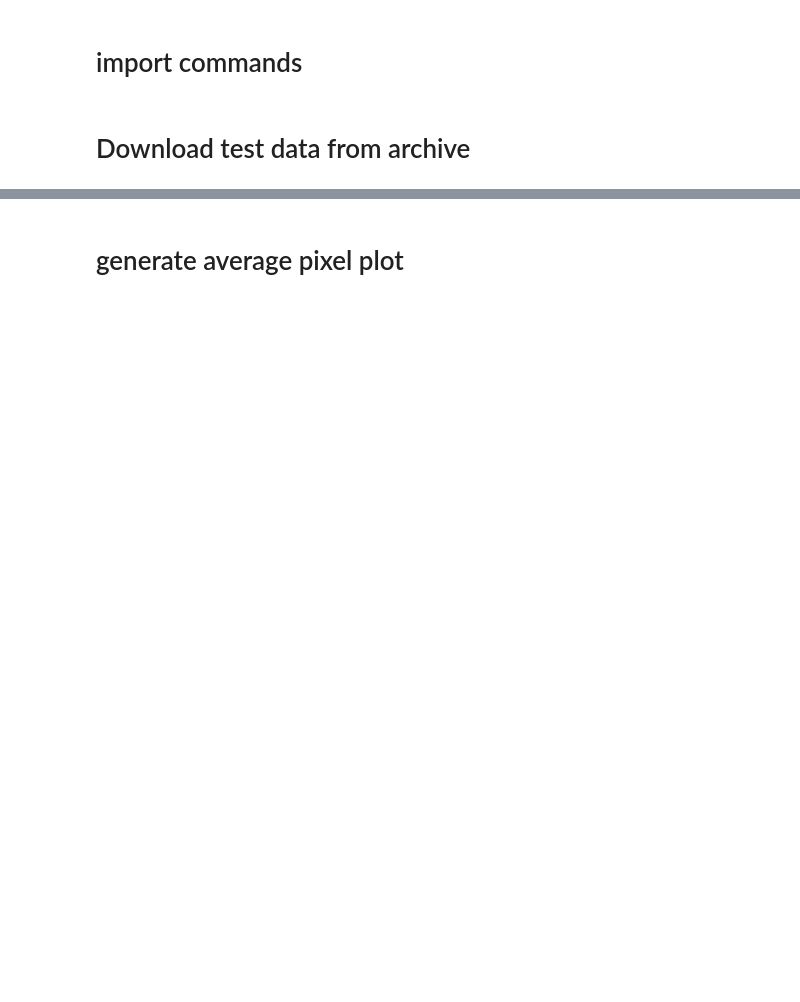
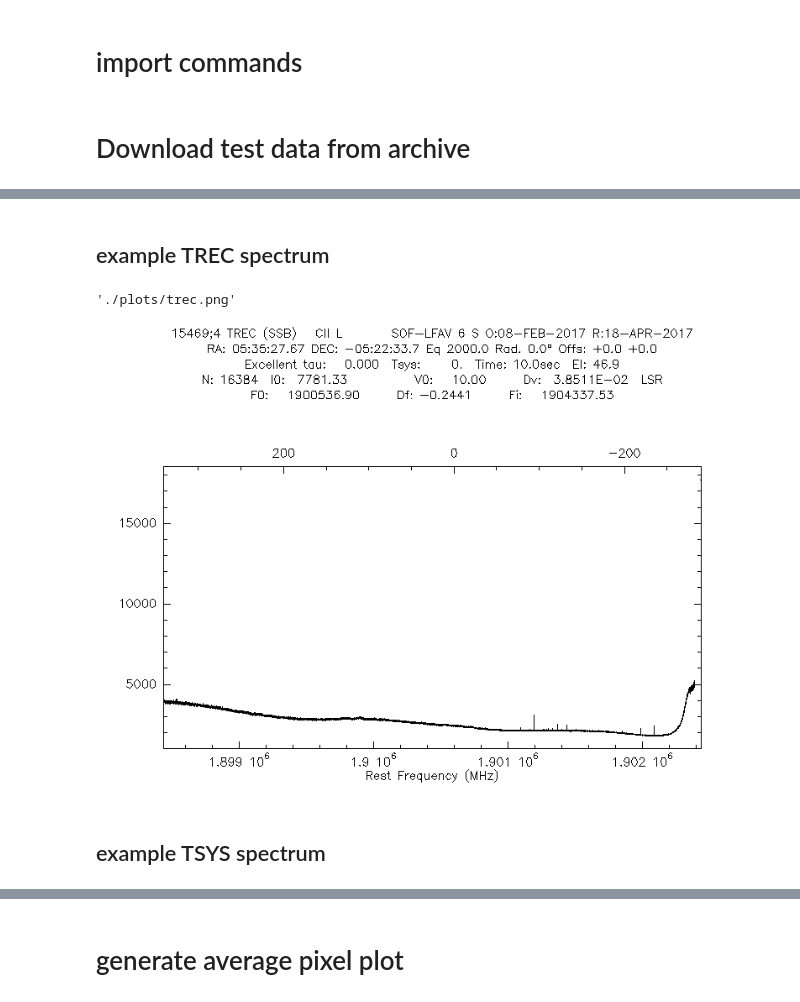
Before and after one commit to KOSMAsubmm/GREAT_data_reduction_notebook, a Jupyter notebook: GREAT_data_reduction_notebook.ipynb, the cells around one changed output, grey strips where cells are left out. Saved outputs shown, nothing was run; the diff lists cells and outputs as text; code cells hidden in the pictures; blank space fills up the shorter version.

```diff
--- a/GREAT_data_reduction_notebook.ipynb
+++ b/GREAT_data_reduction_notebook.ipynb
@@ -35,6 +33,7 @@ HTML('''
 # %%
 ## import
 from astropy.io import fits
+
 import numpy as np
 import glob
 import datetime
@@ -43,7 +42,11 @@ import logging
 import os,re
 import time
 import subprocess
+import cygrid
+import matplotlib.pyplot as plt
 from matplotlib.lines import lineStyles
+from astropy.io import fits
+from astropy import units as u
 import jinja2
 import requests
 
@@ -55,6 +58,7 @@ from astropy.io import fits
 from astropy import constants as const
 from astropy import units as u
 
+plt.rcParams['figure.figsize'] = (15.0, 7.0)
 
 def PrintMessage(message):
     html='''
@@ -173,8 +177,8 @@ class RunClassScript():
         if display_images:
             for image in self.images:
                 if os.path.exists(image):
-                    display(image, Image(image),width=300,height=300)
-
+                    #display(image, Image(image),width=300,height=300)
+                    display(image, Image(image))
 def GenerateGIFAnimation(images,gif_filename):
     convert_cmd = "convert -delay 50"\
                   " -loop 0 "\
@@ -185,8 +189,7 @@ def GenerateGIFAnimation(images,gif_filename):
 
     from IPython.display import HTML
 
-
-def DownloadFile(url,local_filename):
+def download_file(url,local_filename):
     #local_filename = url.split('/')[-1]
     r = requests.get(url)
     f = open(local_filename, 'wb')
@@ -195,6 +198,14 @@ def DownloadFile(url,local_filename):
             f.write(chunk)
     f.close()
     return
+
+def show_file_content(file, num_lines=10):
+    ''' To show class console output '''
+    a_file = open(file, "r")
+    lines = a_file.readlines()
+    last_lines= lines[-num_lines:]
+    for line in last_lines:
+        print(line)
 # %% [markdown]
 # Download test data from archive
 # %%
@@ -241,0 +300,17 @@ tar -xf ./tmp/data//2016-11-16_GR_F350_04_0066_0010506_1900536.9.great.tar --wil
+# %% [markdown]
+## example TREC spectrum ##
+# %%
+cmd ='''
+file in "./tmp/data/2017-02-08_GR_F371_04_0066_0010505_1900536.9/2017-02-08_GR_F371_04_0066_0010505_1900536.9_Tant.great"
+find
+get 15469
+pl
+ha "./plots/trec.png" /dev png /overwr
+'''
+# %%
+output=RunClassScript(cmd)
+# %% [output]
+'./plots/trec.png'
+[figure, added]
+# %% [markdown]
+## example TSYS spectrum ##
```
Also changed, not shown: parts of 64 cells of this notebook.
